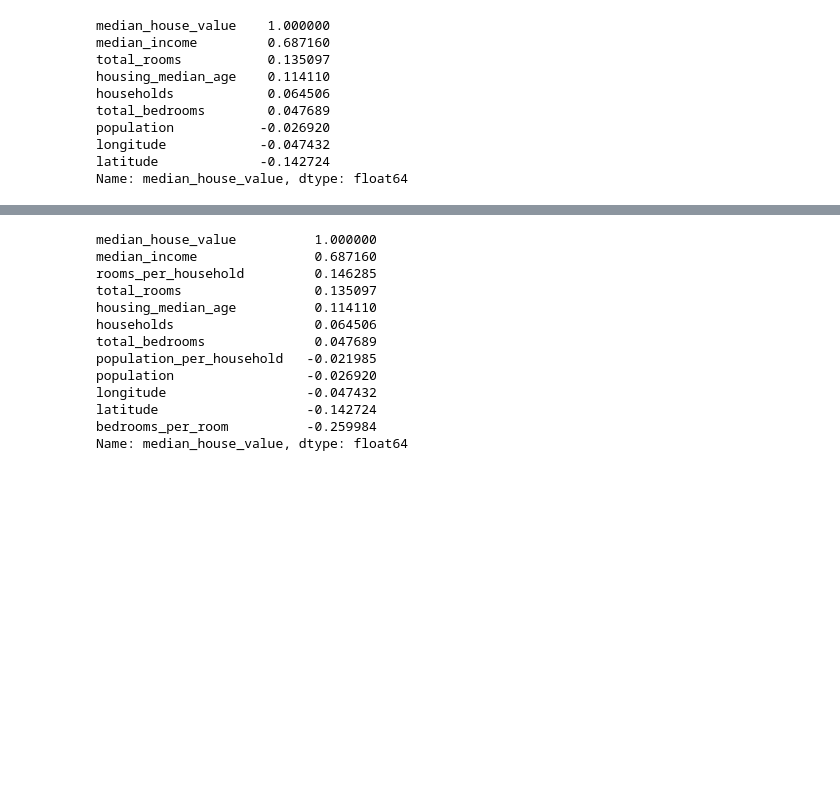
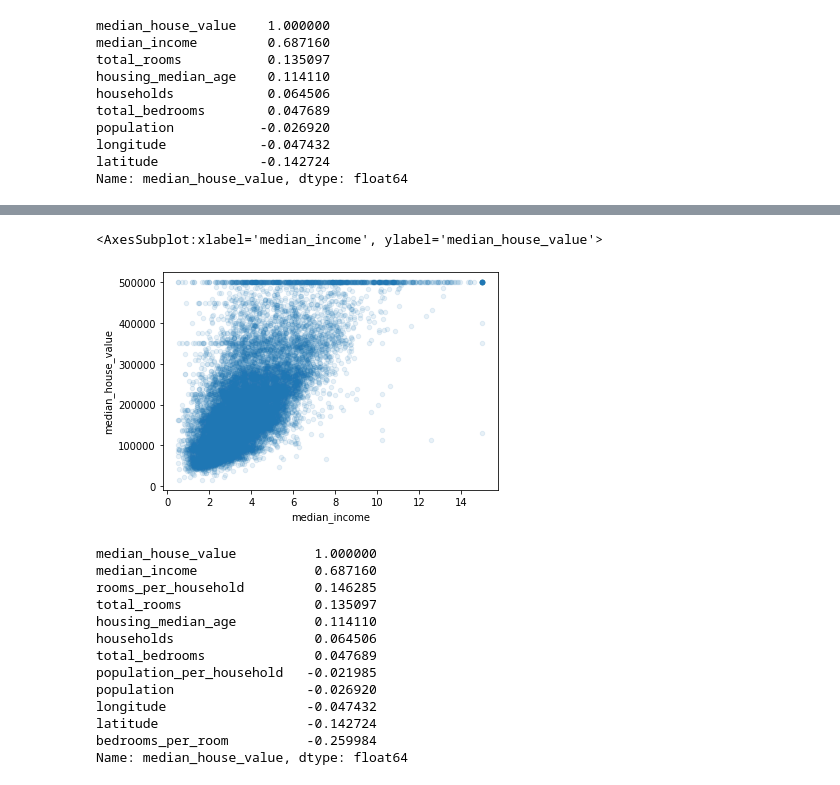
Before and after one commit to mauroyone/Hands-on-ML, a Jupyter notebook: Housing.ipynb, the cells around one changed output, grey strips where cells are left out. Saved outputs shown, nothing was run; the diff lists cells and outputs as text; code cells hidden in the pictures; blank space fills up the shorter version.

Commit message:
housing price estimator finished

```diff
--- a/Housing.ipynb
+++ b/Housing.ipynb
@@ -199,3 +238,9 @@ Name: median_house_value, dtype: float64
+# %%
+#Since median_income is by far the most correlated variable, let's take a look more closely
+housing.plot(kind="scatter", x="median_income", y="median_house_value", alpha=0.1)
+# %% [output]
+<AxesSubplot:xlabel='median_income', ylabel='median_house_value'>
+[figure, added]
 # %%
 #more variables to analize
 housing["rooms_per_household"] = housing["total_rooms"]/housing["households"]
```
Also changed, not shown: parts of 64 cells of this notebook.
